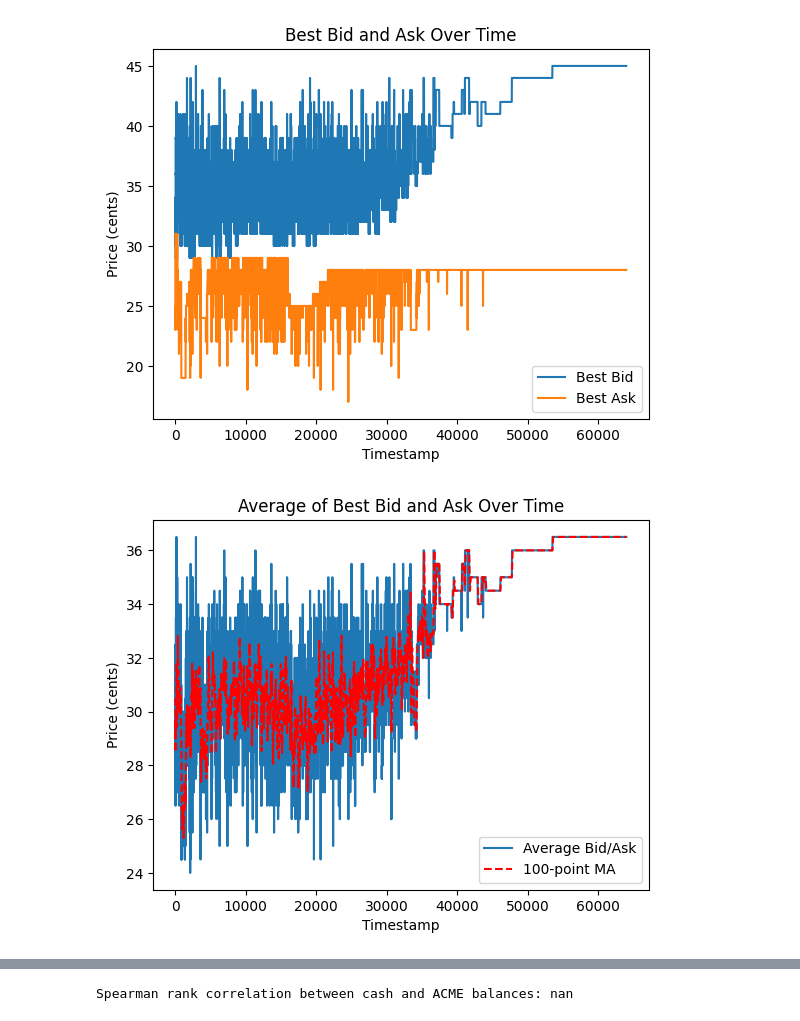
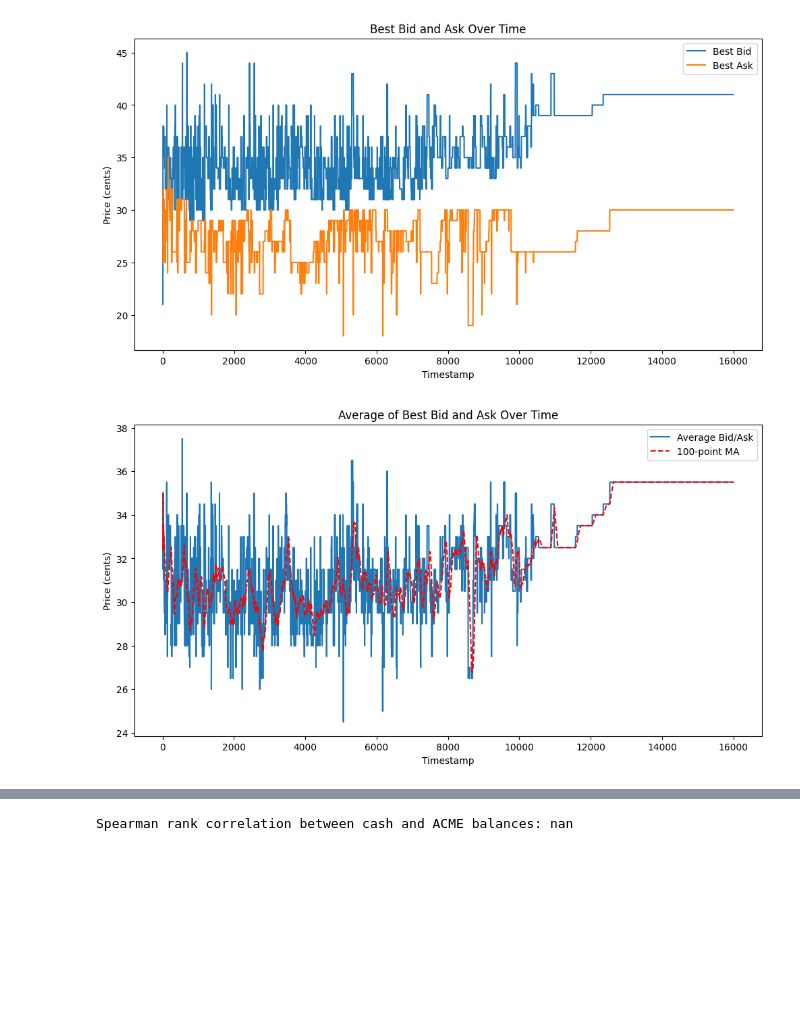
Before and after one commit to Jacob-Stahl/PythonOrderBroker, a Jupyter notebook: notebooks/demo_broker.ipynb, the cells around one changed output, grey strips where cells are left out. Cells and saved outputs as stored; diff of their text form; code cells hidden in the pictures; blank space fills up the shorter version.

Commit message:
cleaned up notebook, and made plots wider

```diff
--- a/notebooks/demo_broker.ipynb
+++ b/notebooks/demo_broker.ipynb
@@ -12,7 +12,7 @@ asset = "ACME"
 broker = Broker()
 broker.create_market(asset)
 # %%
-num_traders = 64
+num_traders = 16
 starting_cash_balance_cents = 3200
 starting_asset_balance = 100
 
@@ -29,7 +29,7 @@ for traderId in traderIds:
 # %%
 # simulate market activity by having each trader make random trades
 # monkeys on a bloomberg terminal
-num_iterations = 256
+num_iterations = 1000
 prefered_bid_price = 32
 bid_price_std = 4
 prefered_ask_price = 32
@@ -102,17 +102,17 @@ l1_hist = pd.DataFrame(l1_hist_dict)
 # %%
 # plot best bid and ask over time
 import matplotlib.pyplot as plt
 
-fig, ax = plt.subplots()
+fig, ax = plt.subplots(figsize=(12, 6))
 ax.plot(l1_hist['timestamp'], l1_hist['best_bid'], label='Best Bid')
 ax.plot(l1_hist['timestamp'], l1_hist['best_ask'], label='Best Ask')
 ax.set_xlabel('Timestamp')
 ax.set_ylabel('Price (cents)')
 ax.set_title('Best Bid and Ask Over Time')
 ax.legend()
 plt.show()
 # %% [output]
-[figure, old version]
+[figure, new version]
 # %%
 # plot average of best bid and ask over time with moving average
 import matplotlib.pyplot as plt
@@ -134,7 +134,7 @@ avg_plot = avg_series.astype(float)
 ma_window = 100  # number of points in moving average window
 ma_plot = pd.Series(avg_plot).rolling(window=ma_window, min_periods=1).mean()
 
-fig, ax = plt.subplots()
+fig, ax = plt.subplots(figsize=(12, 6))
 ax.plot(l1_hist["timestamp"], avg_plot, label="Average Bid/Ask")
 ax.plot(l1_hist["timestamp"], ma_plot,
         label=f"{ma_window}-point MA",
@@ -145,7 +145,7 @@ ax.set_title("Average of Best Bid and Ask Over Time")
 ax.legend()
 plt.show()
 # %% [output]
-[figure, old version]
+[figure, new version]
 # %%
 depth_chart(broker, asset)
 # %% [output]
```
Also changed, not shown: parts of 5 cells of this notebook, 1 other file.
